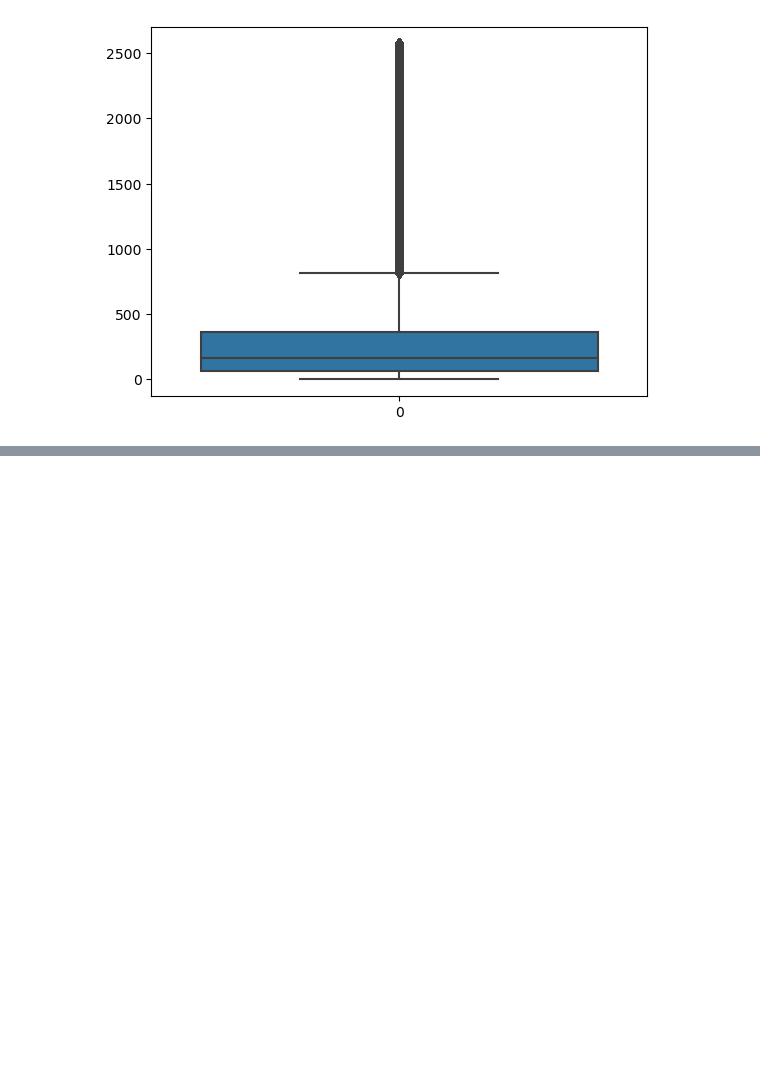
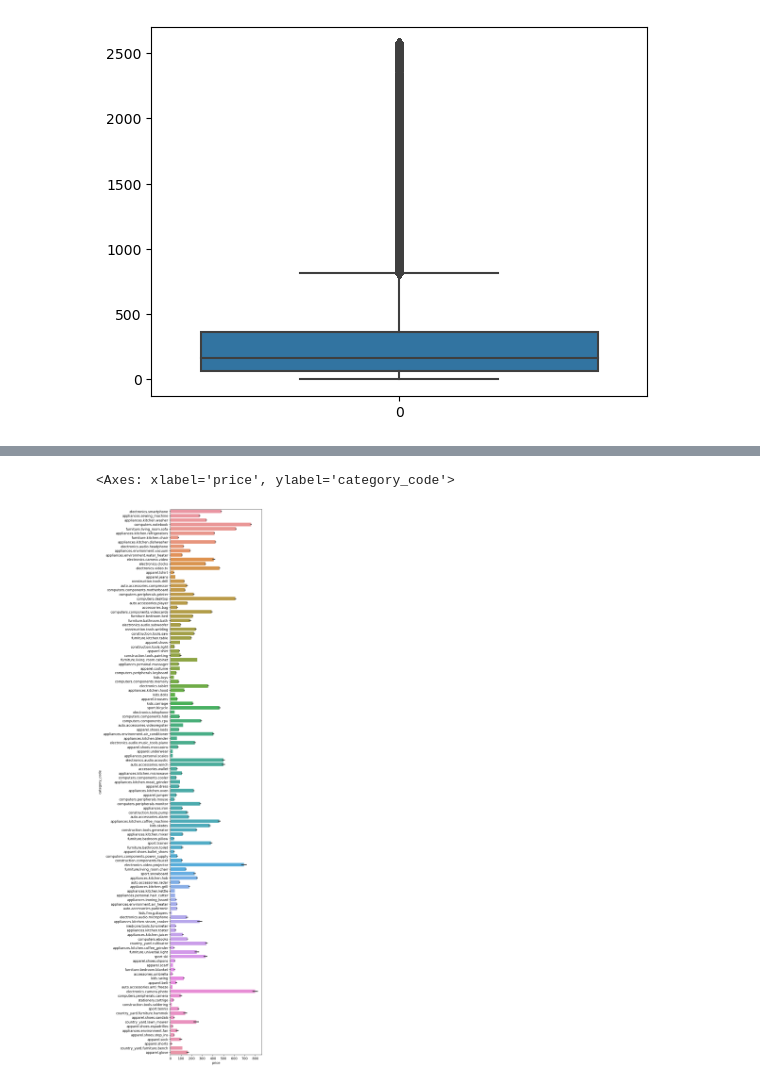
Before and after one commit to sriku2412/schulich_data_science, a Jupyter notebook: class_4.ipynb, the cells around one changed output, grey strips where cells are left out. Saved outputs shown, nothing was run; the diff lists cells and outputs as text; code cells hidden in the pictures; blank space fills up the shorter version.

```diff
--- a/class_4.ipynb
+++ b/class_4.ipynb
@@ -128,0 +153,8 @@ df.describe(include='all')
+# %%
+df=df.drop(df[df['price']==0].index)
+df.sort_values('price',axis=0, ascending=True)
+fig, ax = plt.subplots(figsize=(5, 30))
+sns.barplot(data=df, x='price', y='category_code')
+# %% [output]
+<Axes: xlabel='price', ylabel='category_code'>
+[figure, added]
```
Also changed, not shown: parts of 13 cells of this notebook.
